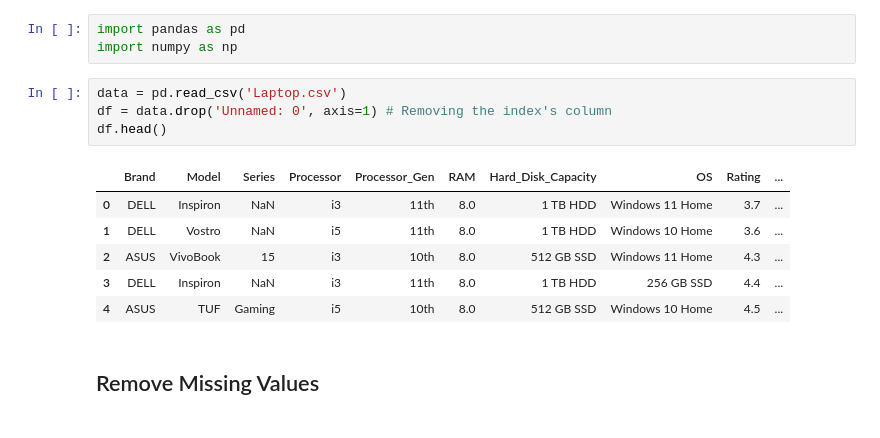
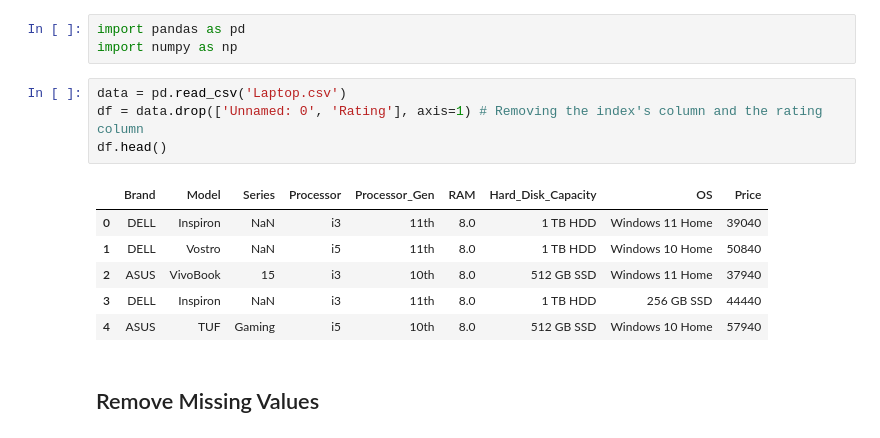
Before and after one commit to FelipNS/DataScience__LaptopPrice, a Jupyter notebook: Step1 - Cleaning & Treatment/clean_treating.ipynb, the cells around one changed output. Drawn from its saved outputs; the diff is of its cells as text.

Commit message:
fix: Removing Rating column of dataset

```diff
--- a/Step1 - Cleaning & Treatment/clean_treating.ipynb
+++ b/Step1 - Cleaning & Treatment/clean_treating.ipynb
@@ -5,15 +5,15 @@ import pandas as pd
 import numpy as np
 # %%
 data = pd.read_csv('Laptop.csv')
-df = data.drop('Unnamed: 0', axis=1) # Removing the index's column
+df = data.drop(['Unnamed: 0', 'Rating'], axis=1) # Removing the index's column and the rating column
 df.head()
 # %% [output]
-|  | Brand | Model | Series | Processor | Processor_Gen | RAM | Hard_Disk_Capacity | OS | Rating | ... |
-| 0 | DELL | Inspiron | NaN | i3 | 11th | 8.0 | 1 TB HDD | Windows 11 Home | 3.7 | ... |
-| 1 | DELL | Vostro | NaN | i5 | 11th | 8.0 | 1 TB HDD | Windows 10 Home | 3.6 | ... |
-| 2 | ASUS | VivoBook | 15 | i3 | 10th | 8.0 | 512 GB SSD | Windows 11 Home | 4.3 | ... |
-| 3 | DELL | Inspiron | NaN | i3 | 11th | 8.0 | 1 TB HDD | 256 GB SSD | 4.4 | ... |
-| 4 | ASUS | TUF | Gaming | i5 | 10th | 8.0 | 512 GB SSD | Windows 10 Home | 4.5 | ... |
+|  | Brand | Model | Series | Processor | Processor_Gen | RAM | Hard_Disk_Capacity | OS | Price |
+| 0 | DELL | Inspiron | NaN | i3 | 11th | 8.0 | 1 TB HDD | Windows 11 Home | 39040 |
+| 1 | DELL | Vostro | NaN | i5 | 11th | 8.0 | 1 TB HDD | Windows 10 Home | 50840 |
+| 2 | ASUS | VivoBook | 15 | i3 | 10th | 8.0 | 512 GB SSD | Windows 11 Home | 37940 |
+| 3 | DELL | Inspiron | NaN | i3 | 11th | 8.0 | 1 TB HDD | 256 GB SSD | 44440 |
+| 4 | ASUS | TUF | Gaming | i5 | 10th | 8.0 | 512 GB SSD | Windows 10 Home | 57940 |
 # %% [markdown]
 ## Remove Missing Values
 # %% [markdown]
```
Also changed, not shown: parts of 16 cells of this notebook.
